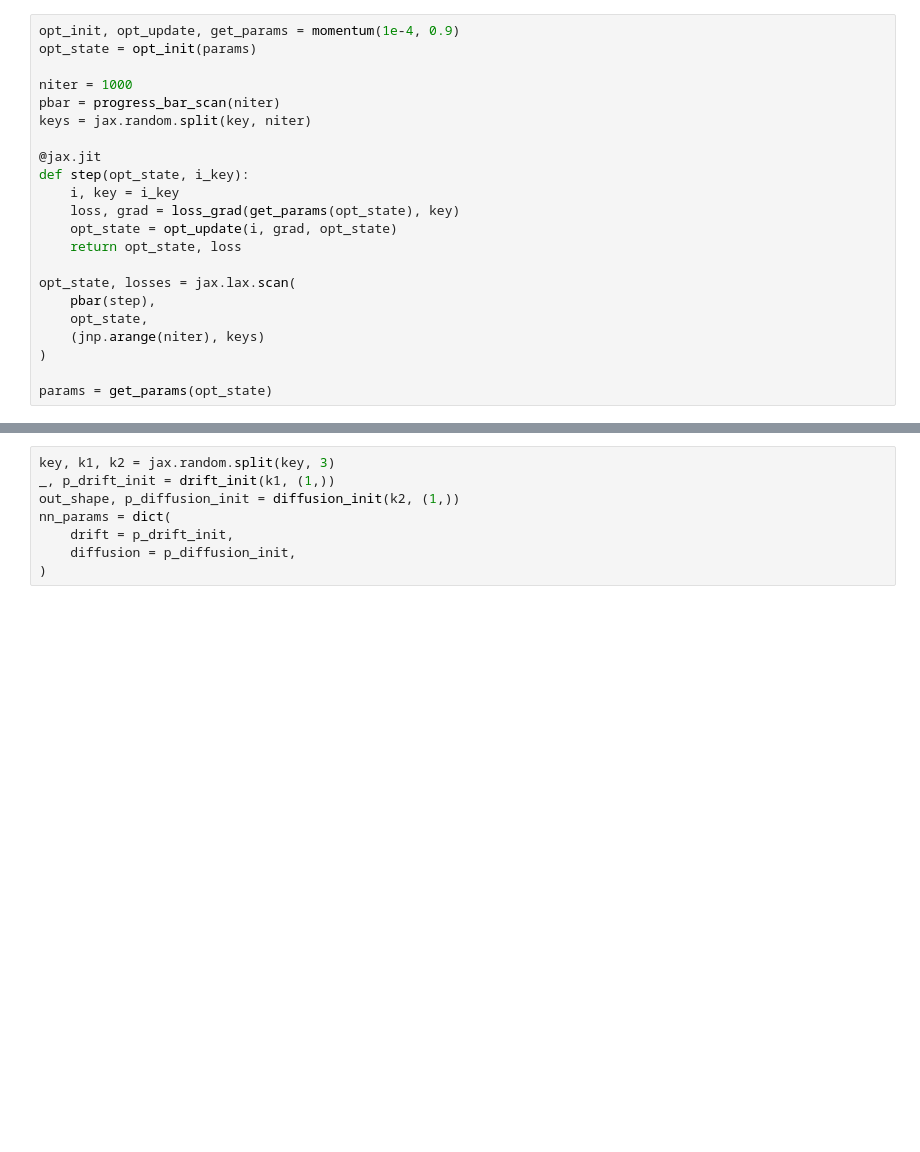
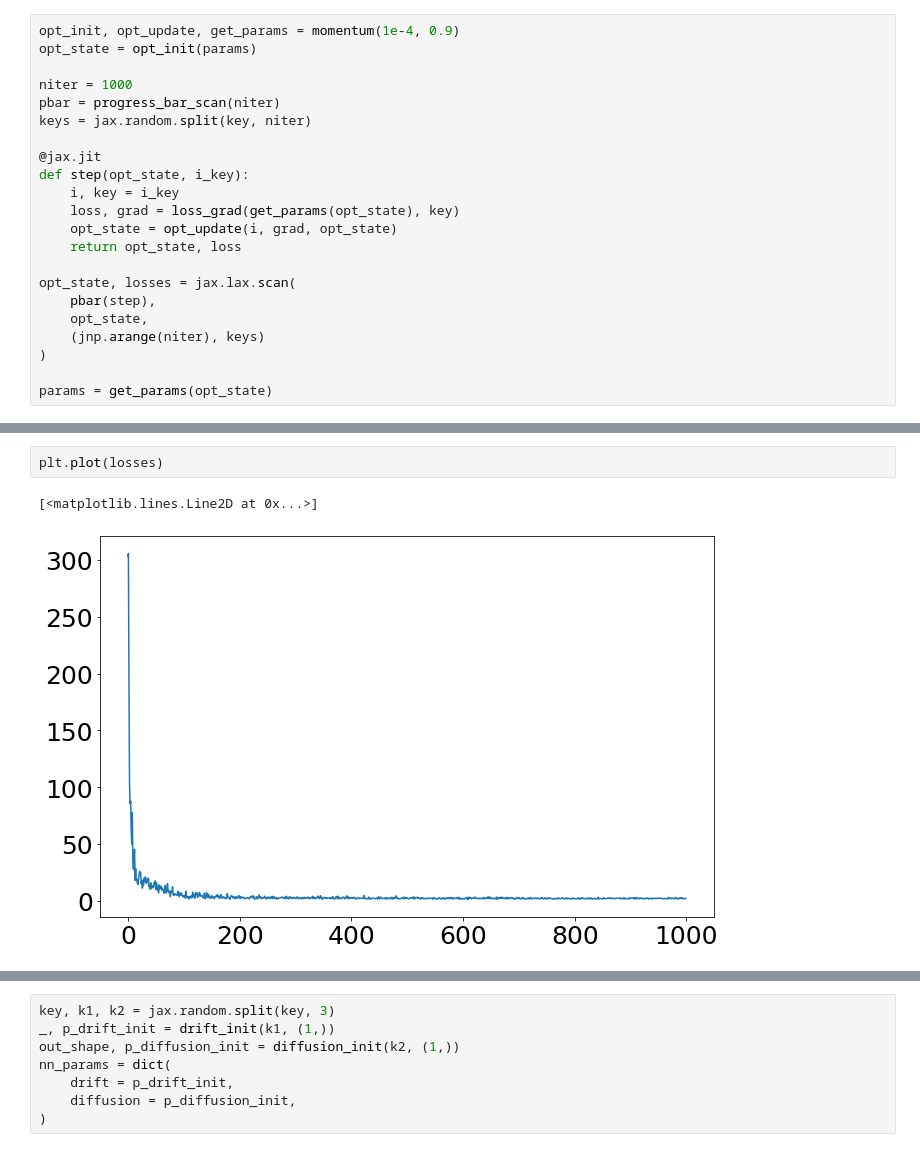
Before and after one commit to al-jshen/jx, a Jupyter notebook: notebooks/sde.ipynb, the cells around one changed output, grey strips where cells are left out. Drawn from its saved outputs; the diff is of its cells as text; blank space fills up the shorter version.

```diff
--- a/notebooks/sde.ipynb
+++ b/notebooks/sde.ipynb
@@ -109,3 +144,8 @@ params = get_params(opt_state)
+# %%
+plt.plot(losses)
+# %% [output]
+[<matplotlib.lines.Line2D at 0x...>]
+[figure, added]
 # %%
 keys = jax.random.split(key, 250)
 ys = jax.vmap(run_sde, in_axes=(None, 0))(params, keys)
```
Also changed, not shown: parts of 39 cells of this notebook.
